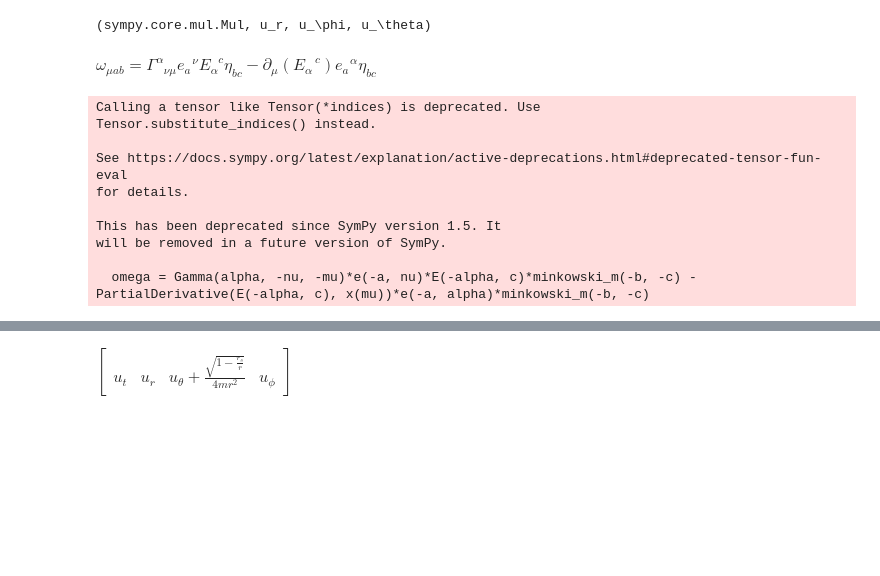
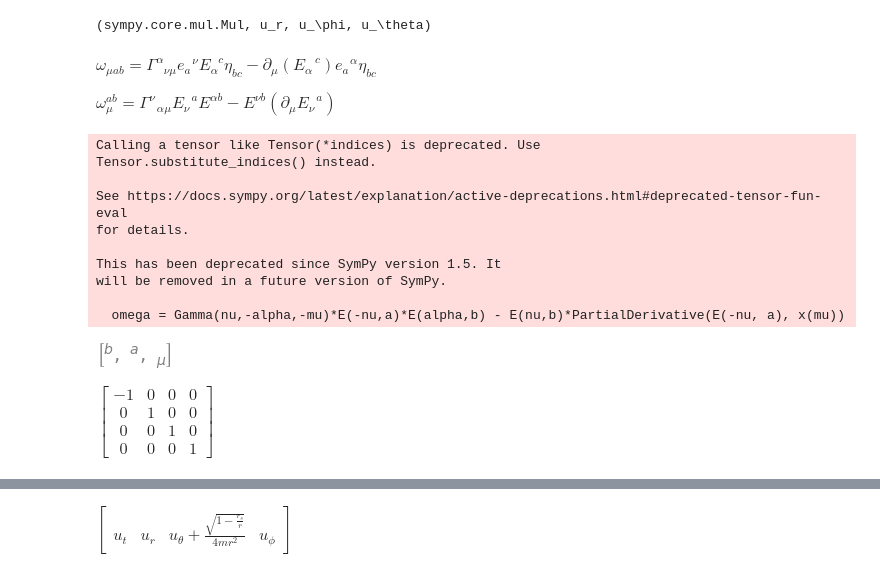
Before and after one commit to MagicMonti/Neutrinos, a Jupyter notebook: code/calculations.ipynb, the cells around one changed output, grey strips where cells are left out. Drawn from its saved outputs; the diff is of its cells as text; code cells hidden in the pictures; blank space fills up the shorter version.

```diff
--- a/code/calculations.ipynb
+++ b/code/calculations.ipynb
@@ -170,17 +174,29 @@ from sympy.tensor.toperators import PartialDerivative
 E = schwarzschild_m(-nu, -alpha)*e(-a, alpha)*minkowski_m(a, b)
 # %% [markdown]
 $\omega_{\mu a b} = \Gamma^\alpha_{\ \ \ \nu \mu}e_a^{\ \ \  \nu}E_\alpha^{\ \  \ c}\eta_{b c}      - \partial_\mu (E_\alpha^{\ \ \ \ c})e_a^{\  \ \ \alpha}\eta_{b c}  $
+
+
+$\omega_{\mu}^{ab} = \Gamma^\nu_{\ \ \ \alpha \mu}E_\nu^{\ \ \  a}E^{\alpha b}    - E^{\nu b}(\partial_\mu  E_\nu^{\ \  \ a}) $
 # %%
 #omega_1 = PartialDerivative(E(-alpha, c), x(mu))*e(-a, alpha)*minkowski_m(-b, -c)
-omega = Gamma(alpha, -nu, -mu)*e(-a, nu)*E(-alpha, c)*minkowski_m(-b, -c) - PartialDerivative(E(-alpha, c), x(mu))*e(-a, alpha)*minkowski_m(-b, -c)
+#omega = Gamma(alpha, -nu, -mu)*e(-a, nu)*E(-alpha, c)*minkowski_m(-b, -c) - PartialDerivative(E(-alpha, c), x(mu))*e(-a, alpha)*minkowski_m(-b, -c)
+omega = Gamma(nu,-alpha,-mu)*E(-nu,a)*E(alpha,b) - E(nu,b)*PartialDerivative(E(-nu, a), x(mu))
+
+#omega = Gamma(nu,-alpha,-mu)*e(a,-nu)*e(b,alpha) - e(b,nu)*PartialDerivative(e(a,-nu), x(mu))
+omega.get_free_indices()
 # %% [output]
 Calling a tensor like Tensor(*indices) is deprecated. Use
 Tensor.substitute_indices() instead.
 
 See https://docs.sympy.org/latest/explanation/active-deprecations.html#deprecated-tensor-fun-eval
 for details.
 
 This has been deprecated since SymPy version 1.5. It
 will be removed in a future version of SymPy.
 
-  omega = Gamma(alpha, -nu, -mu)*e(-a, nu)*E(-alpha, c)*minkowski_m(-b, -c) - PartialDerivative(E(-alpha, c), x(mu))*e(-a, alpha)*minkowski_m(-b, -c)
+  omega = Gamma(nu,-alpha,-mu)*E(-nu,a)*E(alpha,b) - E(nu,b)*PartialDerivative(E(-nu, a), x(mu))
+[figure, added]
+# %%
+simplify((e(-a,mu)*e(-b,nu)*schwarzschild_m(-mu,-nu)).replace_with_arrays(repl, [-a,-b]))
+# %% [output]
+$\displaystyle \left[\begin{matrix}-1 & 0 & 0 & 0\\0 & 1 & 0 & 0\\0 & 0 & 1 & 0\\0 & 0 & 0 & 1\end{matrix}\right]$
```
Also changed, not shown: parts of 15 cells of this notebook.
